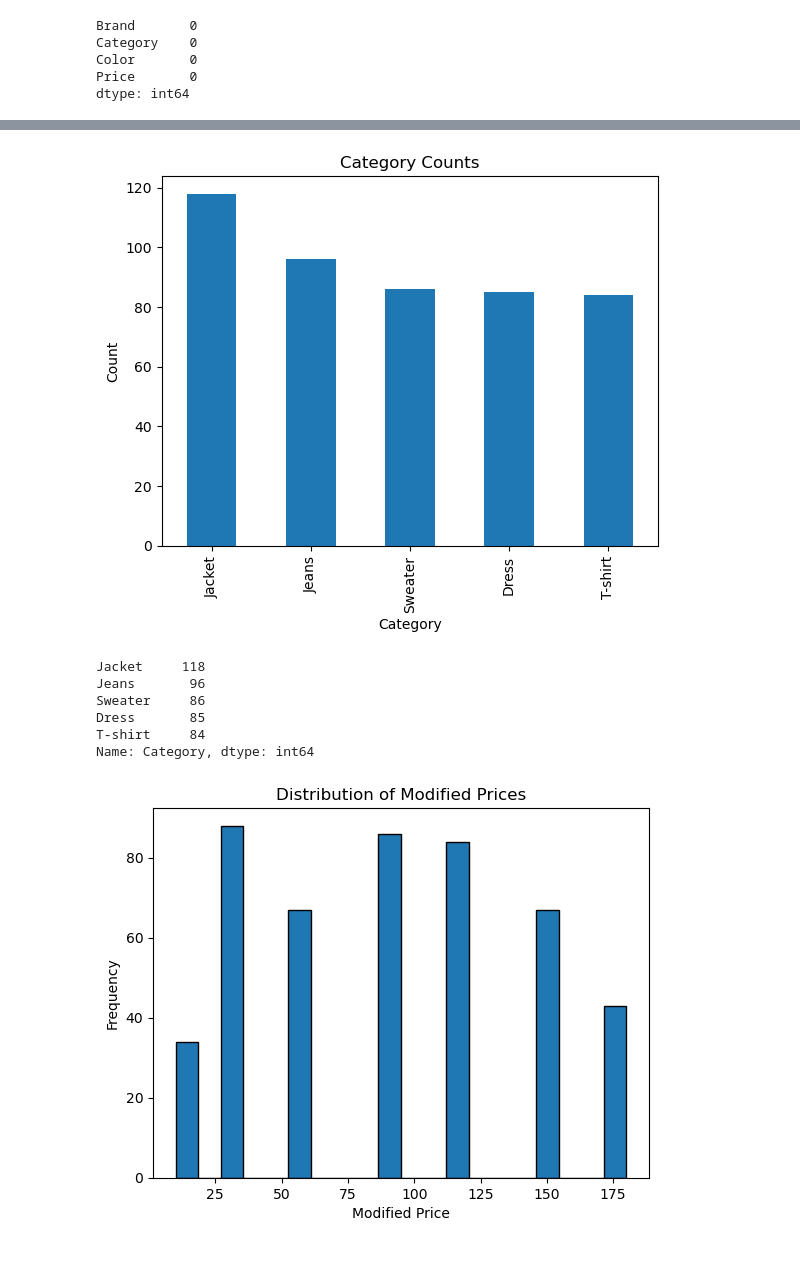
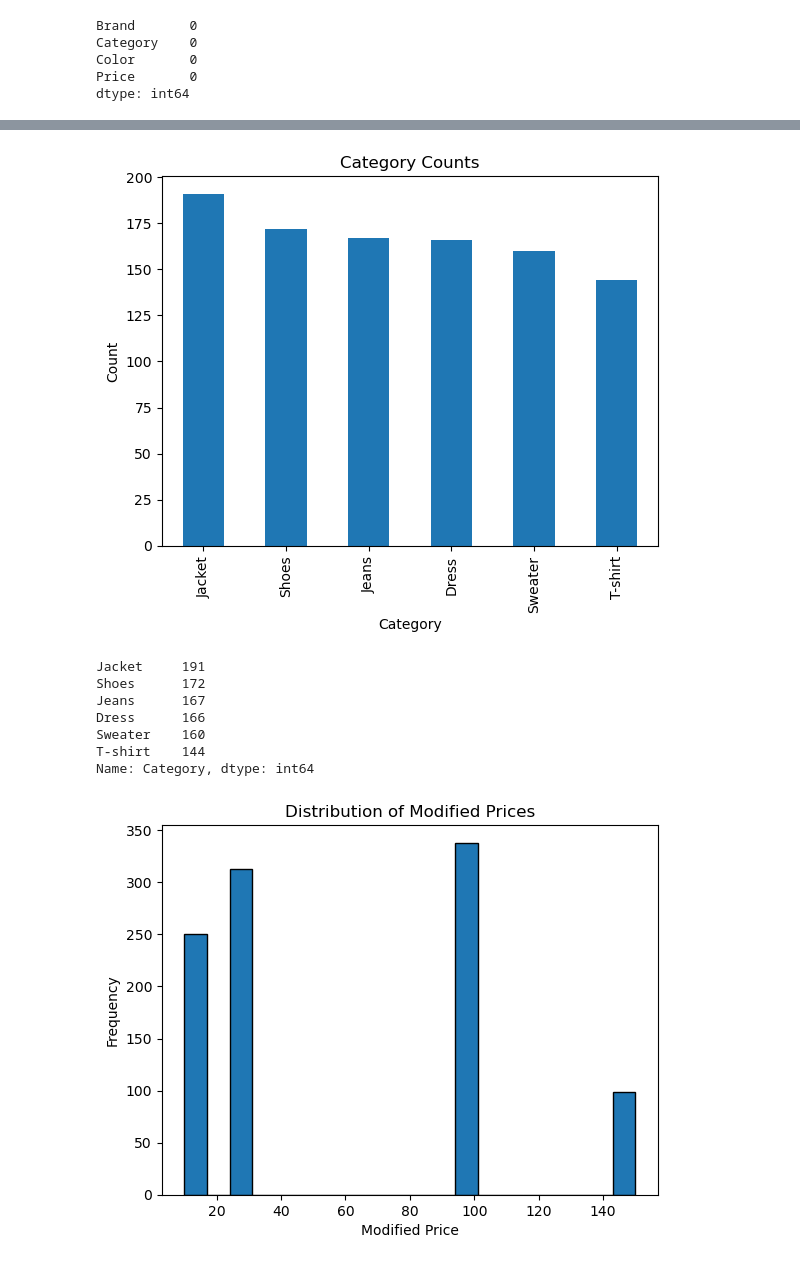
Before and after one commit to shadope/WICHacks24, a Jupyter notebook: ML/price_prediction.ipynb, the cells around one changed output, grey strips where cells are left out. Saved outputs shown, nothing was run; the diff lists cells and outputs as text; code cells hidden in the pictures.

```diff
--- a/ML/price_prediction.ipynb
+++ b/ML/price_prediction.ipynb
@@ -26,9 +26,9 @@ from sklearn.neighbors import KNeighborsClassifier
 from sklearn.metrics import silhouette_score, confusion_matrix, accuracy_score, classification_report
 from sklearn.naive_bayes import GaussianNB
 from sklearn.model_selection import ShuffleSplit, cross_val_score
-dict_brand = {'Adidas': 2, 'Nike': 1, 'Puma':3, 'Under Armour': 0}
-dict_cate = {'Jacket': 0, 'Jeans': 1, 'Dress':4, 'Sweater':2, 'T-shirt': 3}
-dict_color = {'Black': 0, 'Blue': 1, 'Green': 2, 'Red':3, 'White':4}
+dict_brand = {'Adidas': 2, 'Nike': 1, 'Puma':3, 'Under Armour': 0, 'Reebok': 4, 'New Balance':5}
+dict_cate = {'Jacket': 0, 'Jeans': 1, 'Dress':4, 'Sweater':2, 'T-shirt': 3, 'Shoes': 5}
+dict_color = {'Black': 0, 'Blue': 1, 'Green': 2, 'Red':3, 'White':4, 'Yellow': 5}
 #dict_m = {'Cotton': 1, 'Wool': 2, 'Silk': 3, 'Red':4, 'Polyester':5, 'Nylon': 6}
 # %%
 # Reading in the dataset
@@ -36,11 +36,6 @@ df = pd.read_csv("clothes_price_prediction_data.csv")
 cols = df.columns.tolist()
 df = df.drop(['Size'], axis=1)
 df = df.drop(['Material'], axis=1)
-df = df[df['Color'] != 'Yellow']
-df = df[df['Brand'] != 'New Balance']
-df = df[df['Brand'] != 'Reebok']
-df = df[df['Category'] != 'Shoes']
-
 df
 # %% [output]
 |  | Brand | Category | Color | Price |
@@ -87,12 +73,13 @@ plt.show()
 # Displaying the counts in the console
 print(df["Category"].value_counts())
 # %% [output]
-[figure, old version]
+[figure, new version]
-Jacket     118
-Jeans       96
-Sweater     86
-Dress       85
-T-shirt     84
+Jacket     191
+Shoes      172
+Jeans      167
+Dress      166
+Sweater    160
+T-shirt    144
 Name: Category, dtype: int64
 # %%
 original = df["Price"]
@@ -106,42 +93,42 @@ encode_cat = original.copy()
 encode_b = original.copy()
 encode_color = original.copy()
 #encode_m = original.copy()
 
 for index in org_cat.index:
     encode_cat[index] = dict_cate.get(org_cat[index])
     encode_b[index] = dict_brand.get(org_b[index])
     encode_color[index] = dict_color.get(org_color[index])
     #encode_m[index] = dict_m.get(org_m[index])
 
 df['Category'] = encode_cat
 df['Brand'] = encode_b
 df['Color'] = encode_color
 #df['Material'] = encode_b
 
 # Iterate over the index of the DataFrame
 for index in changed.index:
-    if changed[index] > 30:
-        if changed[index] % 30 != 0:
-            changed[index] = changed[index] - (changed[index] % 30)
-    else:
-        if changed[index] > 20:
-            changed[index] = 30
-        else:
-            changed[index] = 10
+    if changed[index] > 25:
+        if changed[index] % 25 != 0:
+            changed[index] = changed[index] - (changed[index] % 25)
+#     else:
+#         if changed[index] > 20:
+#             changed[index] = 20
+#         else:
+#             changed[index] = 10
 
 df['Price'] = changed
 import matplotlib.pyplot as plt
 
 # Assuming 'df' is your DataFrame
 
 # Plotting the histogram
 plt.hist(df['Price'], bins=20, edgecolor='black')  # You can adjust the number of bins as needed
 plt.title('Distribution of Modified Prices')
 plt.xlabel('Modified Price')
 plt.ylabel('Frequency')
 plt.show()
 # %% [output]
-[figure, old version]
+[figure, new version]
 # %%
 # category_counts = df[''].value_counts()
 
```
Also changed, not shown: parts of 4 cells of this notebook, 1 other file.
